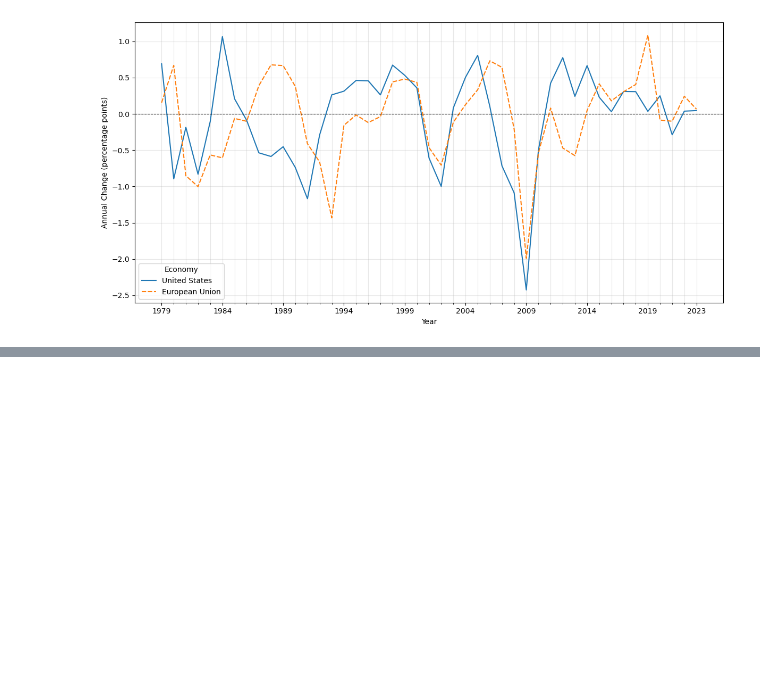
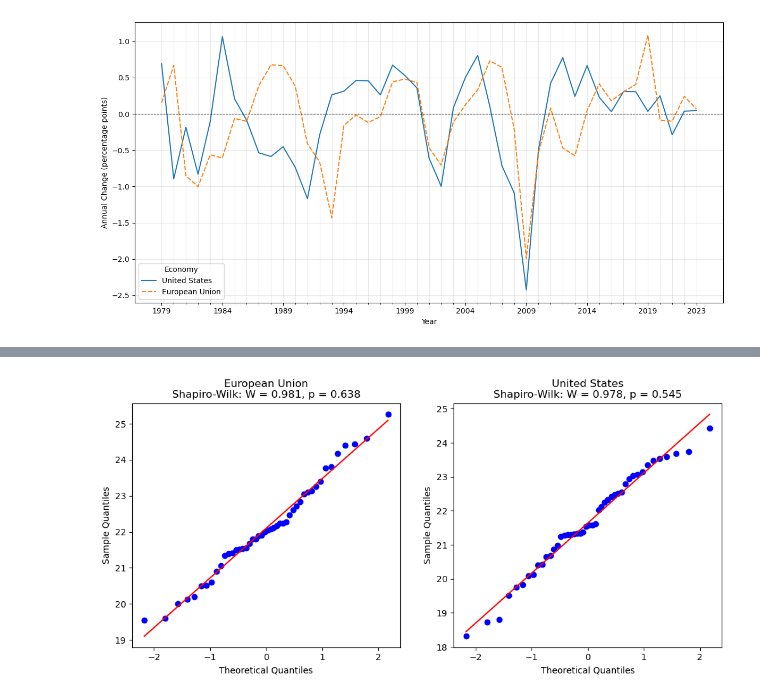
Before and after one commit to sabalunax/RKiF_Analiza, a Jupyter notebook: Analiza_RKiF.ipynb, the cells around one changed output, grey strips where cells are left out. Saved outputs shown, nothing was run; the diff lists cells and outputs as text; code cells hidden in the pictures; blank space fills up the shorter version.

```diff
--- a/Analiza_RKiF.ipynb
+++ b/Analiza_RKiF.ipynb
@@ -333,0 +337,24 @@ plt.show()
+# %%
+import matplotlib.pyplot as plt
+from scipy import stats
+
+fig, axes = plt.subplots(1, 2, figsize=(12, 5))
+
+for ax, country, title in zip(
+    axes,
+    ['European Union', 'United States'],
+    ['European Union', 'United States']
+):
+    data = df_US_EU_1978_2023[country].dropna().astype(float)
+
+    # Shapiro-Wilk test
+    W, p = stats.shapiro(data)
+
+    # Q-Q plot
+    stats.probplot(data, dist='norm', plot=ax)
+
+    ax.set_title(f'{title}\nShapiro-Wilk: W = {W:.3f}, p = {p:.3f}')
+    ax.set_xlabel('Theoretical Quantiles')
+    ax.set_ylabel('Sample Quantiles')
+# %% [output]
+[figure, added]
```
Also changed, not shown: parts of 1 cell of this notebook.
